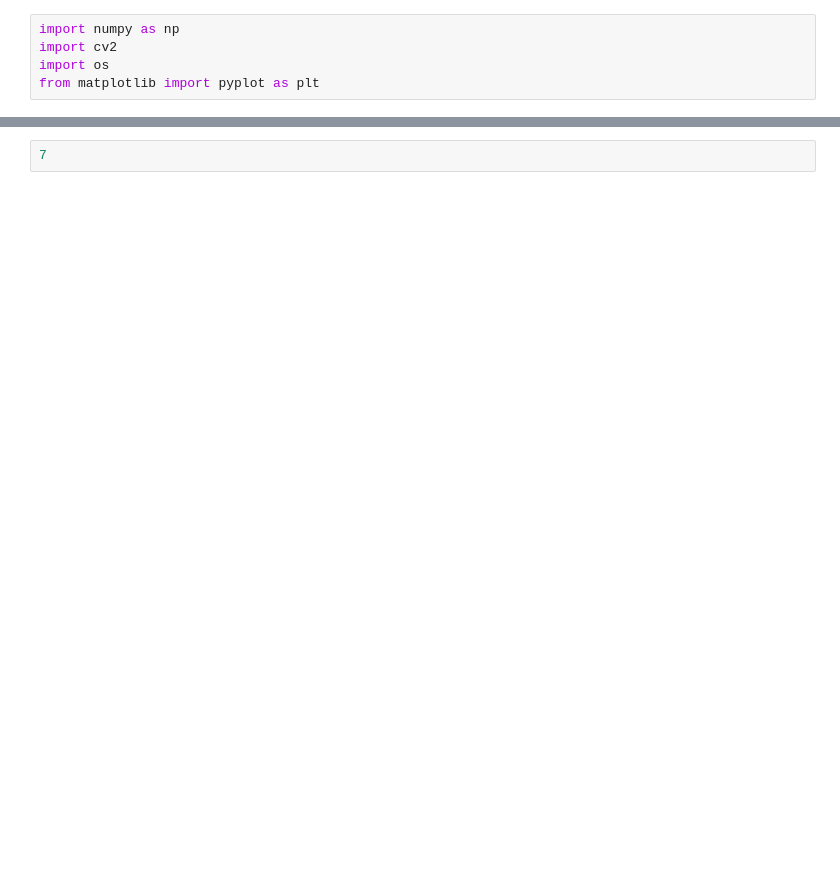
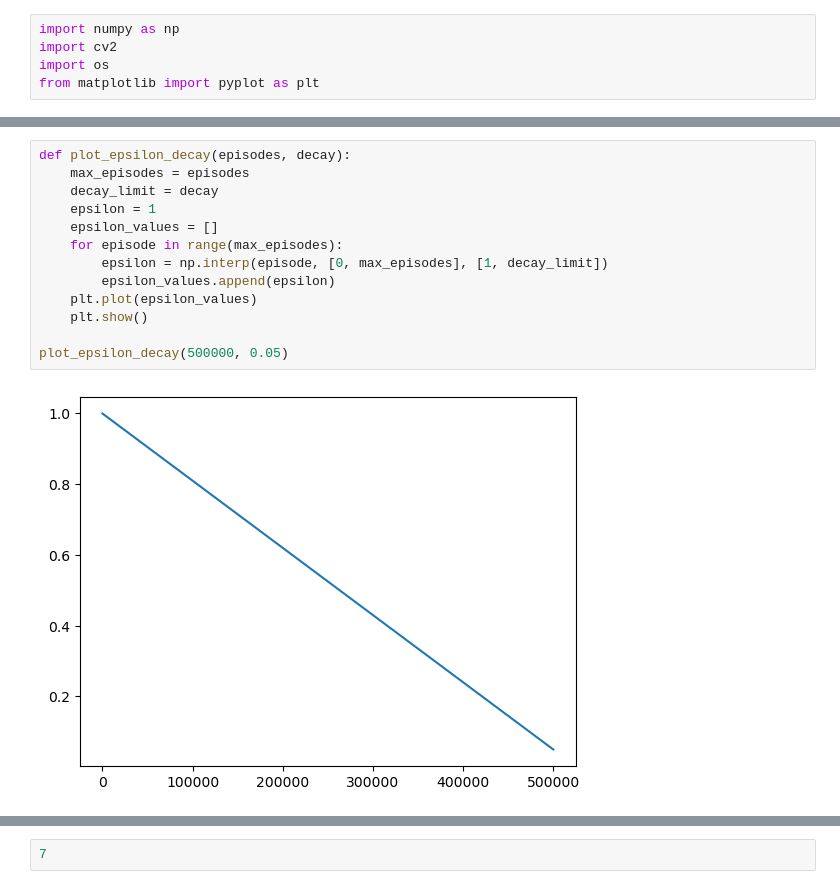
Before and after one commit to Julian-JN/RL_City_CW, a Jupyter notebook: Task1.ipynb, the cells around one changed output, grey strips where cells are left out. Drawn from its saved outputs; the diff is of its cells as text; blank space fills up the shorter version.

```diff
--- a/Task1.ipynb
+++ b/Task1.ipynb
@@ -190,6 +189,21 @@ Q matrix:
  [0. 0. 0. 0.]
  [0. 0. 0. 0.]
  [0. 0. 0. 0.]]
+# %%
+def plot_epsilon_decay(episodes, decay):
+    max_episodes = episodes
+    decay_limit = decay
+    epsilon = 1
+    epsilon_values = []
+    for episode in range(max_episodes):
+        epsilon = np.interp(episode, [0, max_episodes], [1, decay_limit])
+        epsilon_values.append(epsilon)
+    plt.plot(epsilon_values)
+    plt.show()
+
+plot_epsilon_decay(500000, 0.05)
+# %% [output]
+[figure, added]
 # %%
 class Q_learning:
 
```
Also changed, not shown: parts of 7 cells of this notebook.
